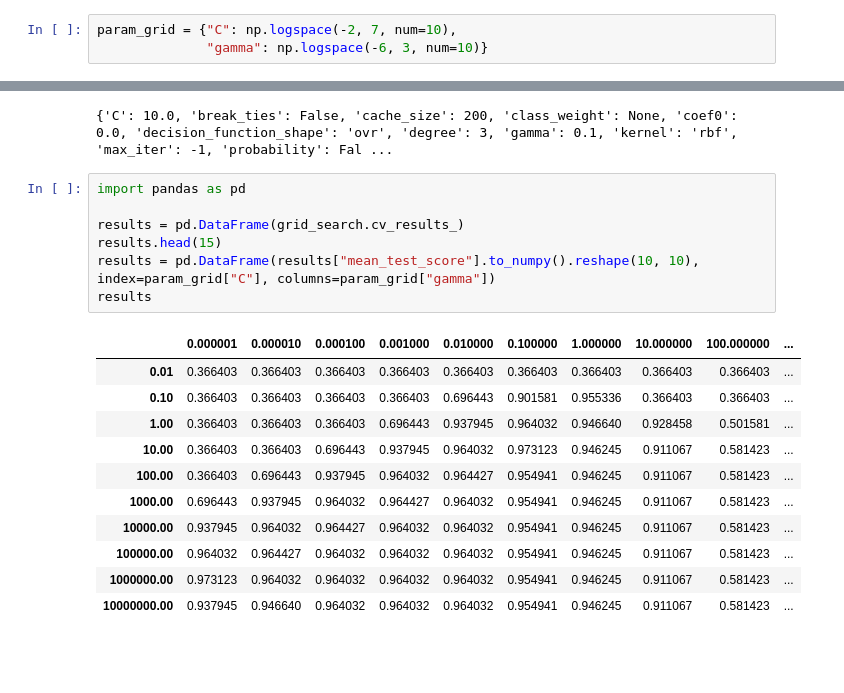
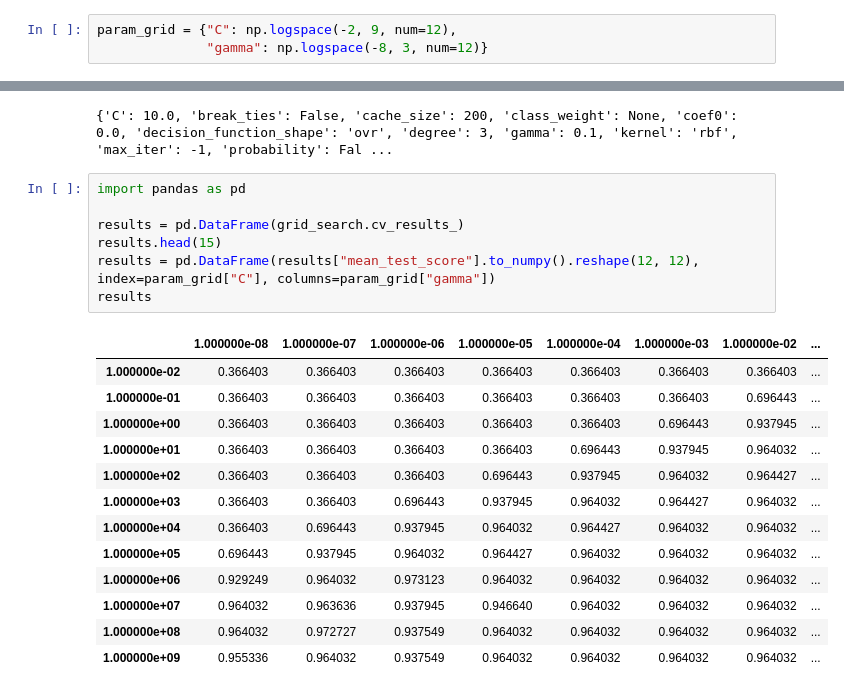
Before and after one commit to CHU1PC/Introduction-to-ML-with-python, a Jupyter notebook: chap/five/gird_search.ipynb, the cells around one changed output, grey strips where cells are left out. Cells and saved outputs as stored; diff of their text form; blank space fills up the shorter version.

```diff
--- a/chap/five/gird_search.ipynb
+++ b/chap/five/gird_search.ipynb
@@ -108,8 +108,8 @@ np.logspace(-5, 4, num=10)
 array([1.e-05, 1.e-04, 1.e-03, 1.e-02, 1.e-01, 1.e+00, 1.e+01, 1.e+02,
        1.e+03, 1.e+04])
 # %%
-param_grid = {"C": np.logspace(-2, 7, num=10),
-              "gamma": np.logspace(-6, 3, num=10)}
+param_grid = {"C": np.logspace(-2, 9, num=12),
+              "gamma": np.logspace(-8, 3, num=12)}
 # %%
 from sklearn.model_selection import GridSearchCV
 from sklearn.svm import SVC
@@ -135,22 +135,24 @@ print(grid_search.best_estimator_.get_params())
 # %%
 import pandas as pd
 
 results = pd.DataFrame(grid_search.cv_results_)
 results.head(15)
-results = pd.DataFrame(results["mean_test_score"].to_numpy().reshape(10, 10), index=param_grid["C"], columns=param_grid["gamma"])
+results = pd.DataFrame(results["mean_test_score"].to_numpy().reshape(12, 12), index=param_grid["C"], columns=param_grid["gamma"])
 results
 # %% [output]
-|  | 0.000001 | 0.000010 | 0.000100 | 0.001000 | 0.010000 | 0.100000 | 1.000000 | 10.000000 | 100.000000 | ... |
-| 0.01 | 0.366403 | 0.366403 | 0.366403 | 0.366403 | 0.366403 | 0.366403 | 0.366403 | 0.366403 | 0.366403 | ... |
-| 0.10 | 0.366403 | 0.366403 | 0.366403 | 0.366403 | 0.696443 | 0.901581 | 0.955336 | 0.366403 | 0.366403 | ... |
-| 1.00 | 0.366403 | 0.366403 | 0.366403 | 0.696443 | 0.937945 | 0.964032 | 0.946640 | 0.928458 | 0.501581 | ... |
-| 10.00 | 0.366403 | 0.366403 | 0.696443 | 0.937945 | 0.964032 | 0.973123 | 0.946245 | 0.911067 | 0.581423 | ... |
-| 100.00 | 0.366403 | 0.696443 | 0.937945 | 0.964032 | 0.964427 | 0.954941 | 0.946245 | 0.911067 | 0.581423 | ... |
-| 1000.00 | 0.696443 | 0.937945 | 0.964032 | 0.964427 | 0.964032 | 0.954941 | 0.946245 | 0.911067 | 0.581423 | ... |
-| 10000.00 | 0.937945 | 0.964032 | 0.964427 | 0.964032 | 0.964032 | 0.954941 | 0.946245 | 0.911067 | 0.581423 | ... |
-| 100000.00 | 0.964032 | 0.964427 | 0.964032 | 0.964032 | 0.964032 | 0.954941 | 0.946245 | 0.911067 | 0.581423 | ... |
-| 1000000.00 | 0.973123 | 0.964032 | 0.964032 | 0.964032 | 0.964032 | 0.954941 | 0.946245 | 0.911067 | 0.581423 | ... |
-| 10000000.00 | 0.937945 | 0.946640 | 0.964032 | 0.964032 | 0.964032 | 0.954941 | 0.946245 | 0.911067 | 0.581423 | ... |
+|  | 1.000000e-08 | 1.000000e-07 | 1.000000e-06 | 1.000000e-05 | 1.000000e-04 | 1.000000e-03 | 1.000000e-02 | ... |
+| 1.000000e-02 | 0.366403 | 0.366403 | 0.366403 | 0.366403 | 0.366403 | 0.366403 | 0.366403 | ... |
+| 1.000000e-01 | 0.366403 | 0.366403 | 0.366403 | 0.366403 | 0.366403 | 0.366403 | 0.696443 | ... |
+| 1.000000e+00 | 0.366403 | 0.366403 | 0.366403 | 0.366403 | 0.366403 | 0.696443 | 0.937945 | ... |
+| 1.000000e+01 | 0.366403 | 0.366403 | 0.366403 | 0.366403 | 0.696443 | 0.937945 | 0.964032 | ... |
+| 1.000000e+02 | 0.366403 | 0.366403 | 0.366403 | 0.696443 | 0.937945 | 0.964032 | 0.964427 | ... |
+| 1.000000e+03 | 0.366403 | 0.366403 | 0.696443 | 0.937945 | 0.964032 | 0.964427 | 0.964032 | ... |
+| 1.000000e+04 | 0.366403 | 0.696443 | 0.937945 | 0.964032 | 0.964427 | 0.964032 | 0.964032 | ... |
+| 1.000000e+05 | 0.696443 | 0.937945 | 0.964032 | 0.964427 | 0.964032 | 0.964032 | 0.964032 | ... |
+| 1.000000e+06 | 0.929249 | 0.964032 | 0.973123 | 0.964032 | 0.964032 | 0.964032 | 0.964032 | ... |
+| 1.000000e+07 | 0.964032 | 0.963636 | 0.937945 | 0.946640 | 0.964032 | 0.964032 | 0.964032 | ... |
+| 1.000000e+08 | 0.964032 | 0.972727 | 0.937549 | 0.964032 | 0.964032 | 0.964032 | 0.964032 | ... |
+| 1.000000e+09 | 0.955336 | 0.964032 | 0.937549 | 0.964032 | 0.964032 | 0.964032 | 0.964032 | ... |
 # %%
 scores
 # %% [output]
```
Also changed, not shown: parts of 5 cells of this notebook.
